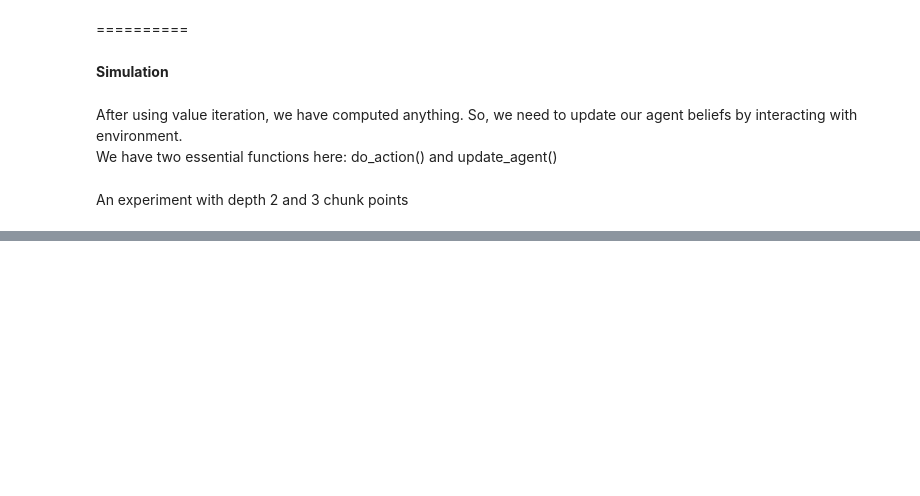
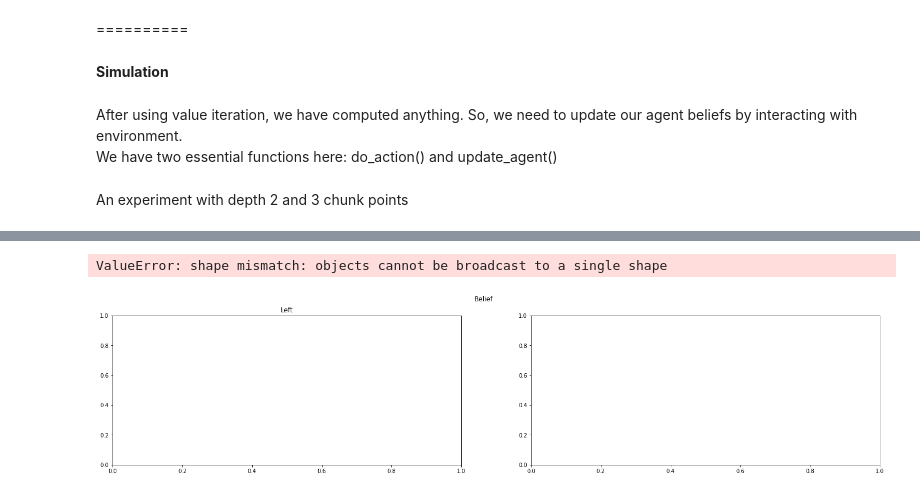
Before and after one commit to khinkafer/MO-RS-POMDP, a Jupyter notebook: simulation.ipynb, the cells around one changed output, grey strips where cells are left out. Cells and saved outputs as stored; diff of their text form; code cells hidden in the pictures; blank space fills up the shorter version.

```diff
--- a/simulation.ipynb
+++ b/simulation.ipynb
@@ -118,14 +142,24 @@ print(sum)
 # %%
+#%TODO
+##TEST BELIEF UPDATE
+
 #[0 0 0 2 0 0 0 0 0 1 0 0]
-belief=[0., 0., 0., 0., 0., 0., 0., 0., 0., 3., 0., 0.]
+belief=np.zeros(shape=(1,38))
+#left
+belief[0,12]=2
+belief[0,12+19]=2
+vis_belief_state(belief[0,:])
+
 step = 0
-
-print('Possible S',get_possible_s(step))
-
+obs = 1
+print(obs)
 result=ag.say_calculator(x=0,
-                           action=0,
-                           x_prim=0,
-                           current_int_mu=np.array([belief]),
-                           z=np.power(ag.env.gamma,step),
-                           current_possible_s=get_possible_s(step))
-print(result)
+                         action=0,
+                         x_prim=obs,
+                         current_int_mu=belief,
+                         z=np.power(ag.env.gamma,step),
+                         current_possible_s=get_possible_s(step))
+vis_belief_state(result[0,])
+# %% [output]
+ValueError: shape mismatch: objects cannot be broadcast to a single shape
+[figure, added]
```
Also changed, not shown: parts of 14 cells of this notebook, 1 other file.
